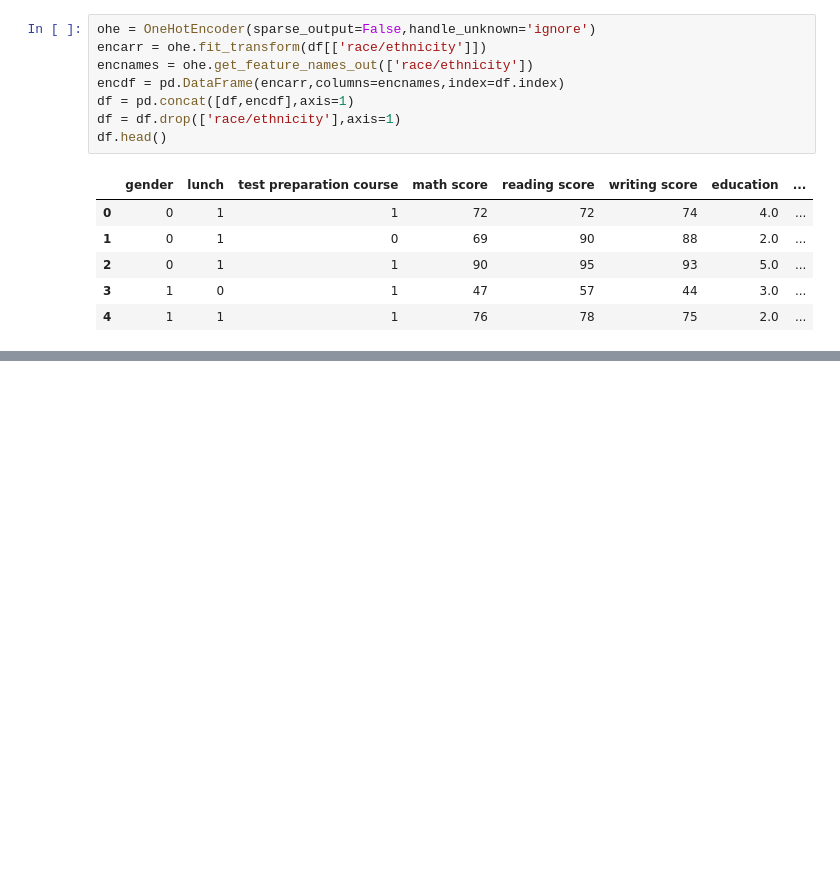
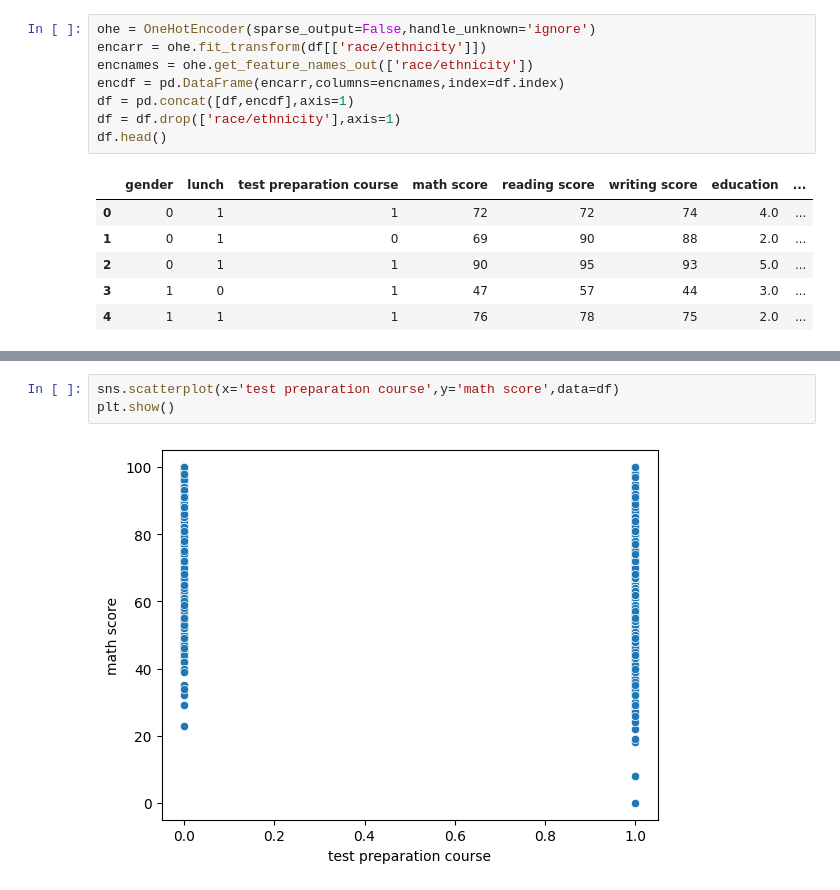
Before and after one commit to saket-nugget/StudentPerformance_PolyReg, a Jupyter notebook: StudentPerformance_PolyReg.ipynb, the cells around one changed output, grey strips where cells are left out. Cells and saved outputs as stored; diff of their text form; blank space fills up the shorter version.

```diff
--- a/StudentPerformance_PolyReg.ipynb
+++ b/StudentPerformance_PolyReg.ipynb
@@ -77,0 +99,5 @@ df.head()
+# %%
+sns.scatterplot(x='test preparation course',y='math score',data=df)
+plt.show()
+# %% [output]
+[figure, added]
```
Also changed, not shown: parts of 5 cells of this notebook.
